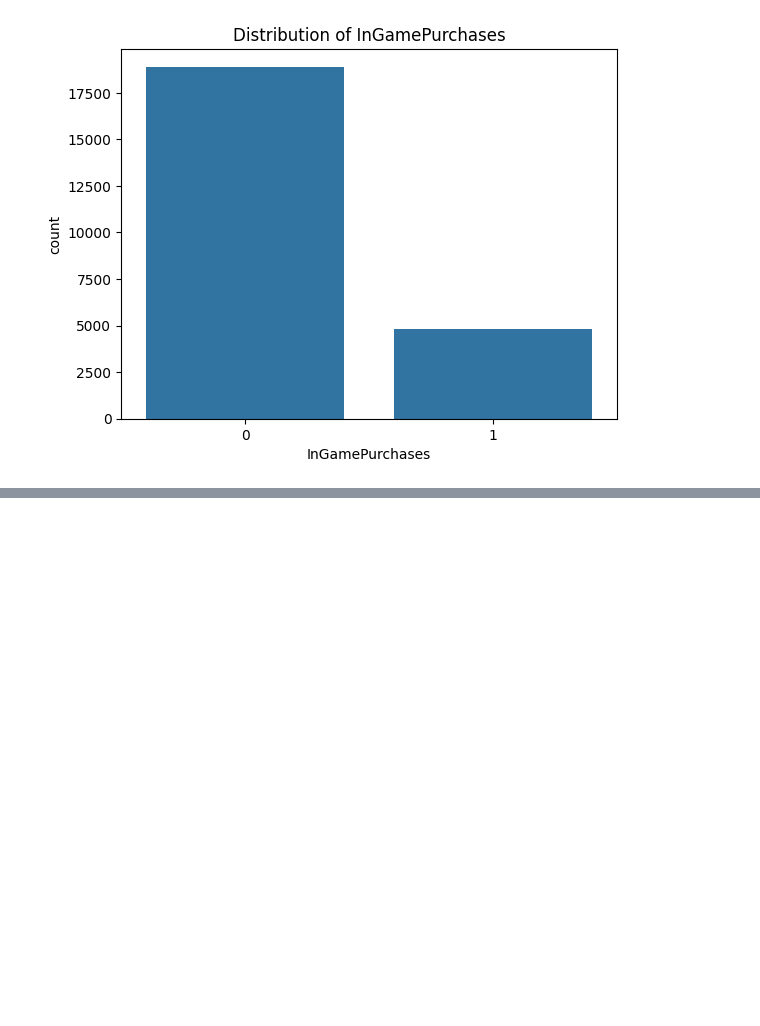
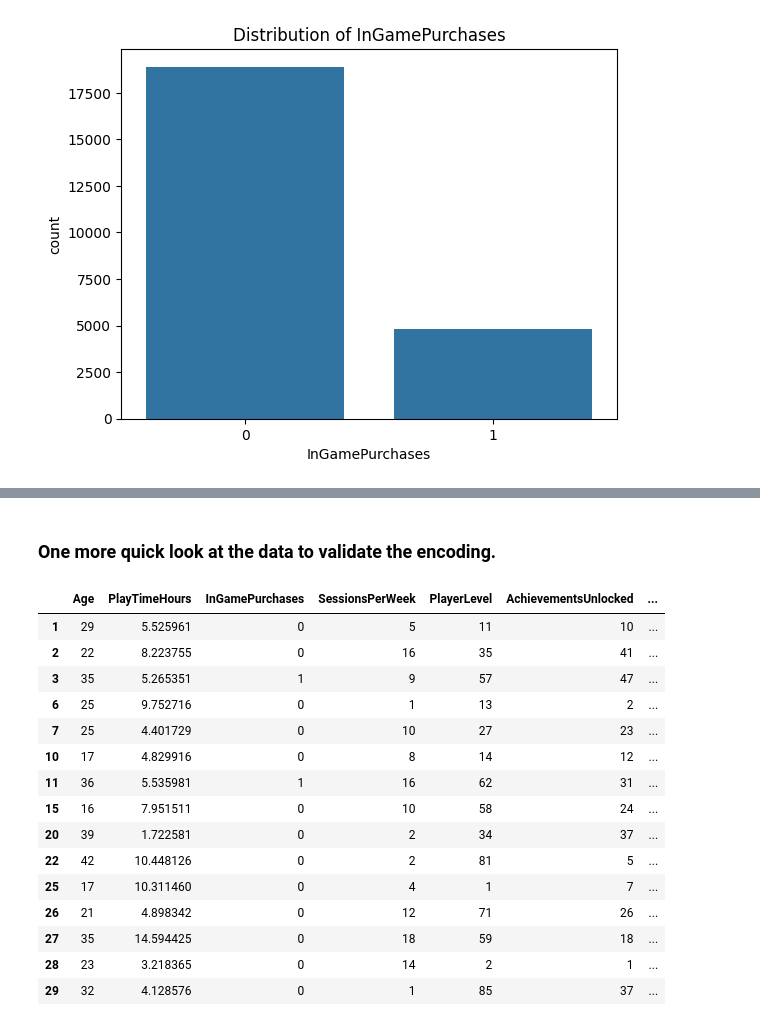
Before and after one commit to p4triko/Microtransaction-Prediction-IDS25, a Jupyter notebook: Project_B10_Predict_Microtransaction.ipynb, the cells around one changed output, grey strips where cells are left out. Drawn from its saved outputs; the diff is of its cells as text; code cells hidden in the pictures; blank space fills up the shorter version.

```diff
--- a/Project_B10_Predict_Microtransaction.ipynb
+++ b/Project_B10_Predict_Microtransaction.ipynb
@@ -175,0 +208,21 @@ plt.show()
+# %% [markdown]
+### One more quick look at the data to validate the encoding.
+# %%
+df.head(15)
+# %% [output]
+|  | Age | PlayTimeHours | InGamePurchases | SessionsPerWeek | PlayerLevel | AchievementsUnlocked | ... |
+| 1 | 29 | 5.525961 | 0 | 5 | 11 | 10 | ... |
+| 2 | 22 | 8.223755 | 0 | 16 | 35 | 41 | ... |
+| 3 | 35 | 5.265351 | 1 | 9 | 57 | 47 | ... |
+| 6 | 25 | 9.752716 | 0 | 1 | 13 | 2 | ... |
+| 7 | 25 | 4.401729 | 0 | 10 | 27 | 23 | ... |
+| 10 | 17 | 4.829916 | 0 | 8 | 14 | 12 | ... |
+| 11 | 36 | 5.535981 | 1 | 16 | 62 | 31 | ... |
+| 15 | 16 | 7.951511 | 0 | 10 | 58 | 24 | ... |
+| 20 | 39 | 1.722581 | 0 | 2 | 34 | 37 | ... |
+| 22 | 42 | 10.448126 | 0 | 2 | 81 | 5 | ... |
+| 25 | 17 | 10.311460 | 0 | 4 | 1 | 7 | ... |
+| 26 | 21 | 4.898342 | 0 | 12 | 71 | 26 | ... |
+| 27 | 35 | 14.594425 | 0 | 18 | 59 | 18 | ... |
+| 28 | 23 | 3.218365 | 0 | 14 | 2 | 1 | ... |
+| 29 | 32 | 4.128576 | 0 | 1 | 85 | 37 | ... |
```
Also changed, not shown: parts of 18 cells of this notebook.
